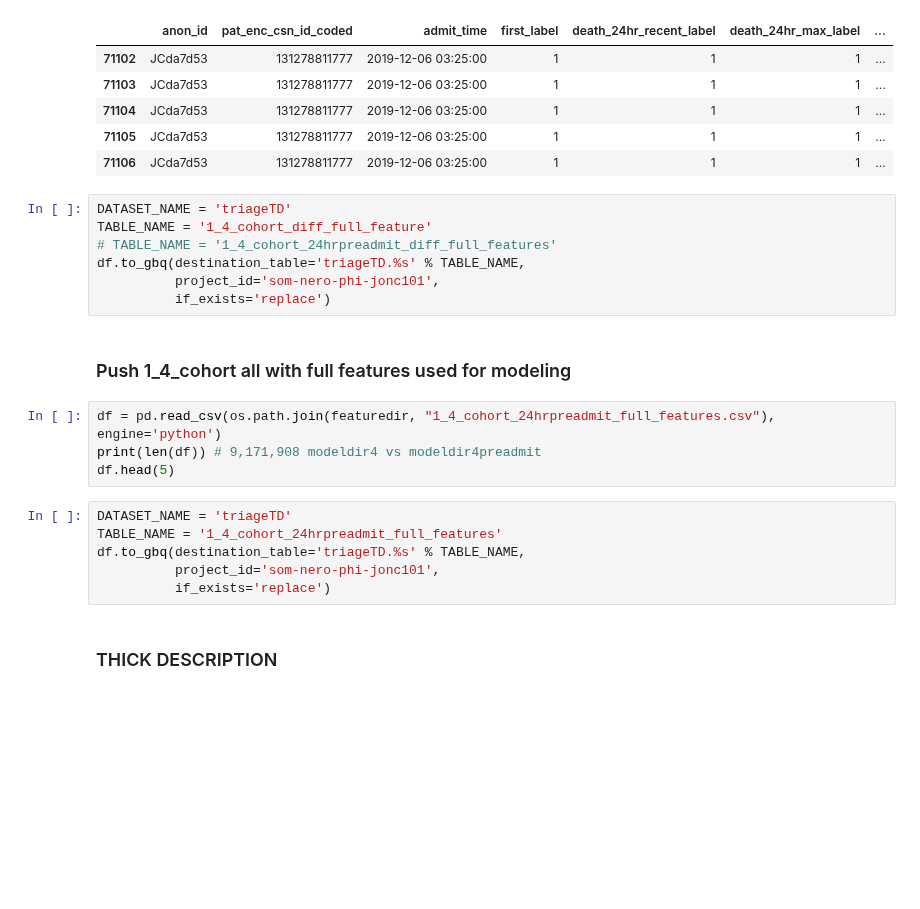
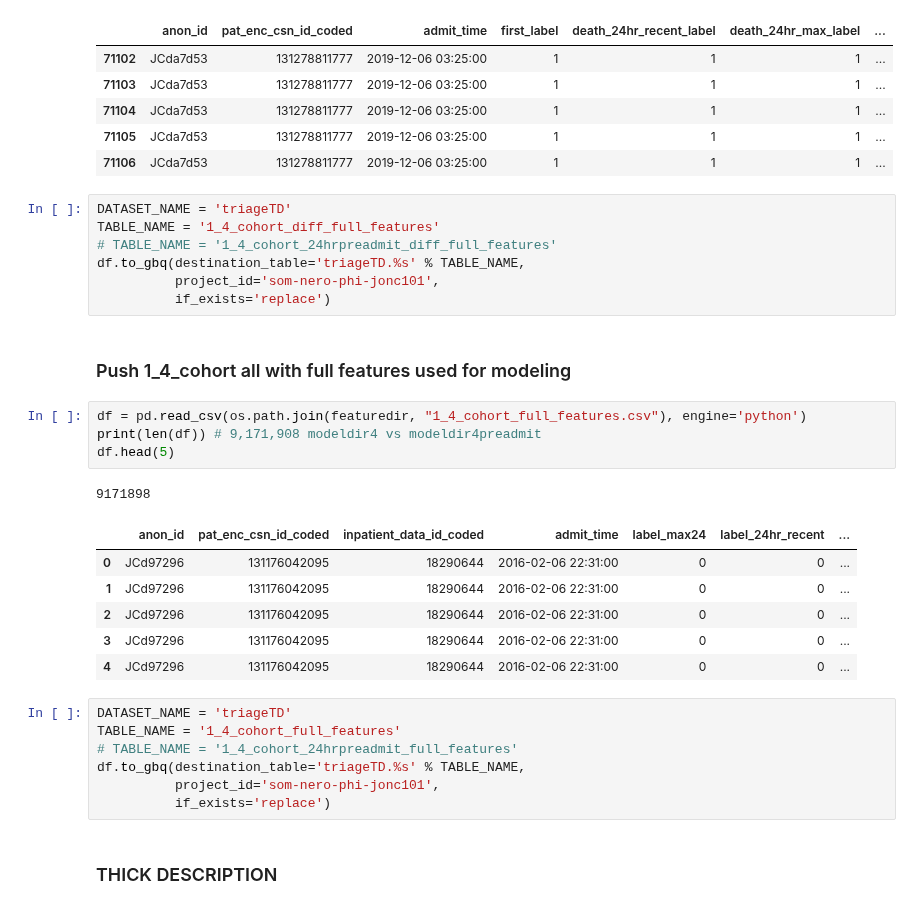
Before and after one commit to Minh084/TDA, a Jupyter notebook: SQL/data_BQ.ipynb, the cells around one changed output. Cells and saved outputs as stored; diff of their text form; blank space fills up the shorter version.

```diff
--- a/SQL/data_BQ.ipynb
+++ b/SQL/data_BQ.ipynb
@@ -594,7 +594,7 @@ df.tail(5)
 | 71106 | JCda7d53 | 131278811777 | 2019-12-06 03:25:00 | 1 | 1 | 1 | ... |
 # %%
 DATASET_NAME = 'triageTD'
-TABLE_NAME = '1_4_cohort_diff_full_feature'
+TABLE_NAME = '1_4_cohort_diff_full_features'
 # TABLE_NAME = '1_4_cohort_24hrpreadmit_diff_full_features'
 df.to_gbq(destination_table='triageTD.%s' % TABLE_NAME,
           project_id='som-nero-phi-jonc101',
@@ -602,12 +602,21 @@ df.to_gbq(destination_table='triageTD.%s' % TABLE_NAME,
 # %% [markdown]
 ### Push 1_4_cohort all with full features used for modeling
 # %%
-df = pd.read_csv(os.path.join(featuredir, "1_4_cohort_24hrpreadmit_full_features.csv"), engine='python')
+df = pd.read_csv(os.path.join(featuredir, "1_4_cohort_full_features.csv"), engine='python')
 print(len(df)) # 9,171,908 modeldir4 vs modeldir4preadmit
 df.head(5)
+# %% [output]
+9171898
+|  | anon_id | pat_enc_csn_id_coded | inpatient_data_id_coded | admit_time | label_max24 | label_24hr_recent | ... |
+| 0 | JCd97296 | 131176042095 | 18290644 | 2016-02-06 22:31:00 | 0 | 0 | ... |
+| 1 | JCd97296 | 131176042095 | 18290644 | 2016-02-06 22:31:00 | 0 | 0 | ... |
+| 2 | JCd97296 | 131176042095 | 18290644 | 2016-02-06 22:31:00 | 0 | 0 | ... |
+| 3 | JCd97296 | 131176042095 | 18290644 | 2016-02-06 22:31:00 | 0 | 0 | ... |
+| 4 | JCd97296 | 131176042095 | 18290644 | 2016-02-06 22:31:00 | 0 | 0 | ... |
 # %%
 DATASET_NAME = 'triageTD'
-TABLE_NAME = '1_4_cohort_24hrpreadmit_full_features'
+TABLE_NAME = '1_4_cohort_full_features'
+# TABLE_NAME = '1_4_cohort_24hrpreadmit_full_features'
 df.to_gbq(destination_table='triageTD.%s' % TABLE_NAME,
           project_id='som-nero-phi-jonc101',
           if_exists='replace')
```
Also changed, not shown: parts of 3 cells of this notebook, 4 other files.
